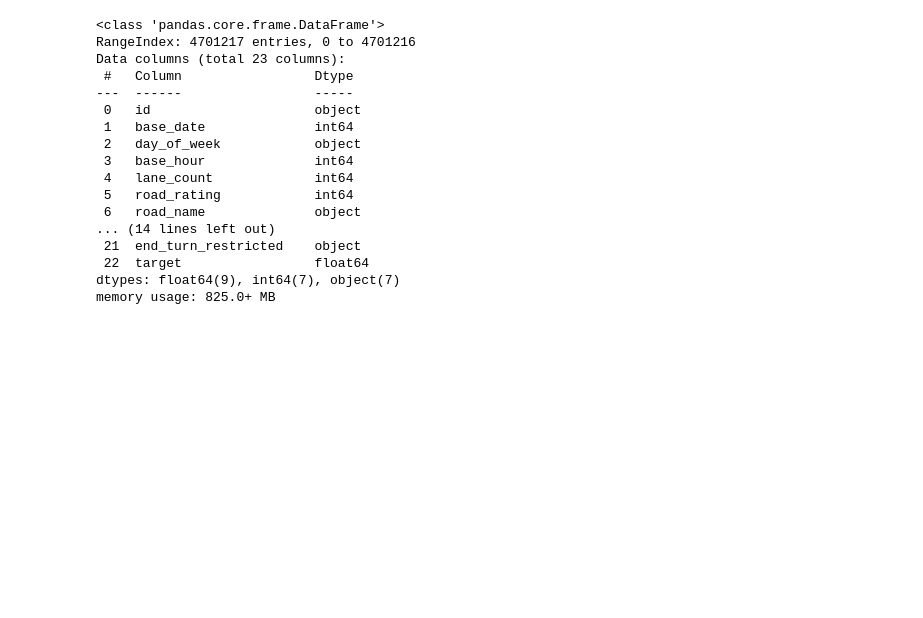
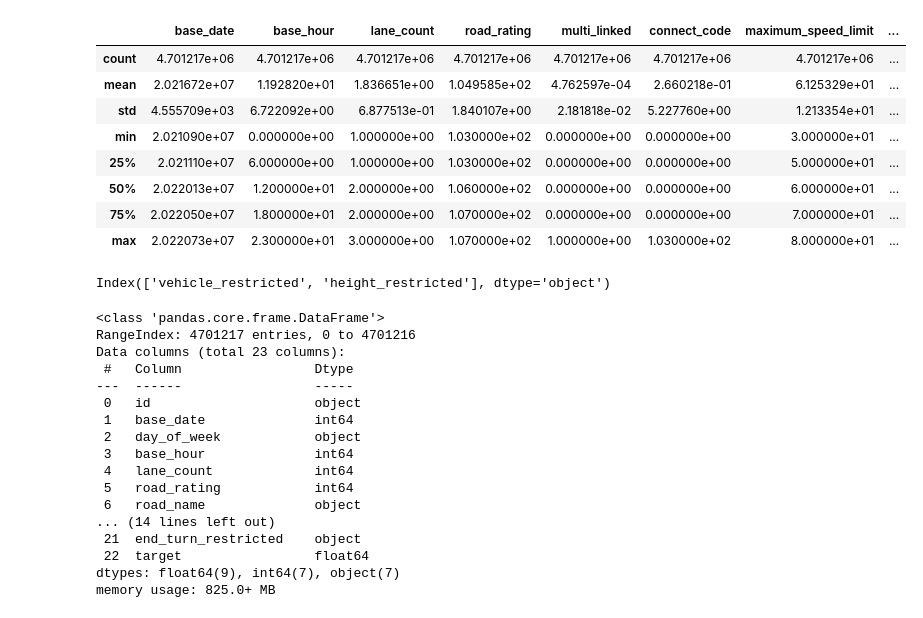
Before and after one commit to kim-jinyeong/Python, a Jupyter notebook: dacon/jeju_transportation/data.ipynb, the cells around one changed output. Drawn from its saved outputs; the diff is of its cells as text; code cells hidden in the pictures; blank space fills up the shorter version.

```diff
--- a/dacon/jeju_transportation/data.ipynb
+++ b/dacon/jeju_transportation/data.ipynb
@@ -30,6 +30,23 @@ submission = pd.read_csv('./data/sample_submission.csv')
 # end_node_name			도착지점명				object
 # vehicle_restricted	통과제한차량				float64
 # target				평균속도(km)				object(7)
+# %%
+train.describe()
+# %% [output]
+|  | base_date | base_hour | lane_count | road_rating | multi_linked | connect_code | maximum_speed_limit | ... |
+| count | 4.701217e+06 | 4.701217e+06 | 4.701217e+06 | 4.701217e+06 | 4.701217e+06 | 4.701217e+06 | 4.701217e+06 | ... |
+| mean | 2.021672e+07 | 1.192820e+01 | 1.836651e+00 | 1.049585e+02 | 4.762597e-04 | 2.660218e-01 | 6.125329e+01 | ... |
+| std | 4.555709e+03 | 6.722092e+00 | 6.877513e-01 | 1.840107e+00 | 2.181818e-02 | 5.227760e+00 | 1.213354e+01 | ... |
+| min | 2.021090e+07 | 0.000000e+00 | 1.000000e+00 | 1.030000e+02 | 0.000000e+00 | 0.000000e+00 | 3.000000e+01 | ... |
+| 25% | 2.021110e+07 | 6.000000e+00 | 1.000000e+00 | 1.030000e+02 | 0.000000e+00 | 0.000000e+00 | 5.000000e+01 | ... |
+| 50% | 2.022013e+07 | 1.200000e+01 | 2.000000e+00 | 1.060000e+02 | 0.000000e+00 | 0.000000e+00 | 6.000000e+01 | ... |
+| 75% | 2.022050e+07 | 1.800000e+01 | 2.000000e+00 | 1.070000e+02 | 0.000000e+00 | 0.000000e+00 | 7.000000e+01 | ... |
+| max | 2.022073e+07 | 2.300000e+01 | 3.000000e+00 | 1.070000e+02 | 1.000000e+00 | 1.030000e+02 | 8.000000e+01 | ... |
+# %%
+data = train.describe().transpose()
+data[data['std']==0].index
+# %% [output]
+Index(['vehicle_restricted', 'height_restricted'], dtype='object')
 # %%
 train.info()
 # %% [output]
```
Also changed, not shown: parts of 23 cells of this notebook, 2 other files.
